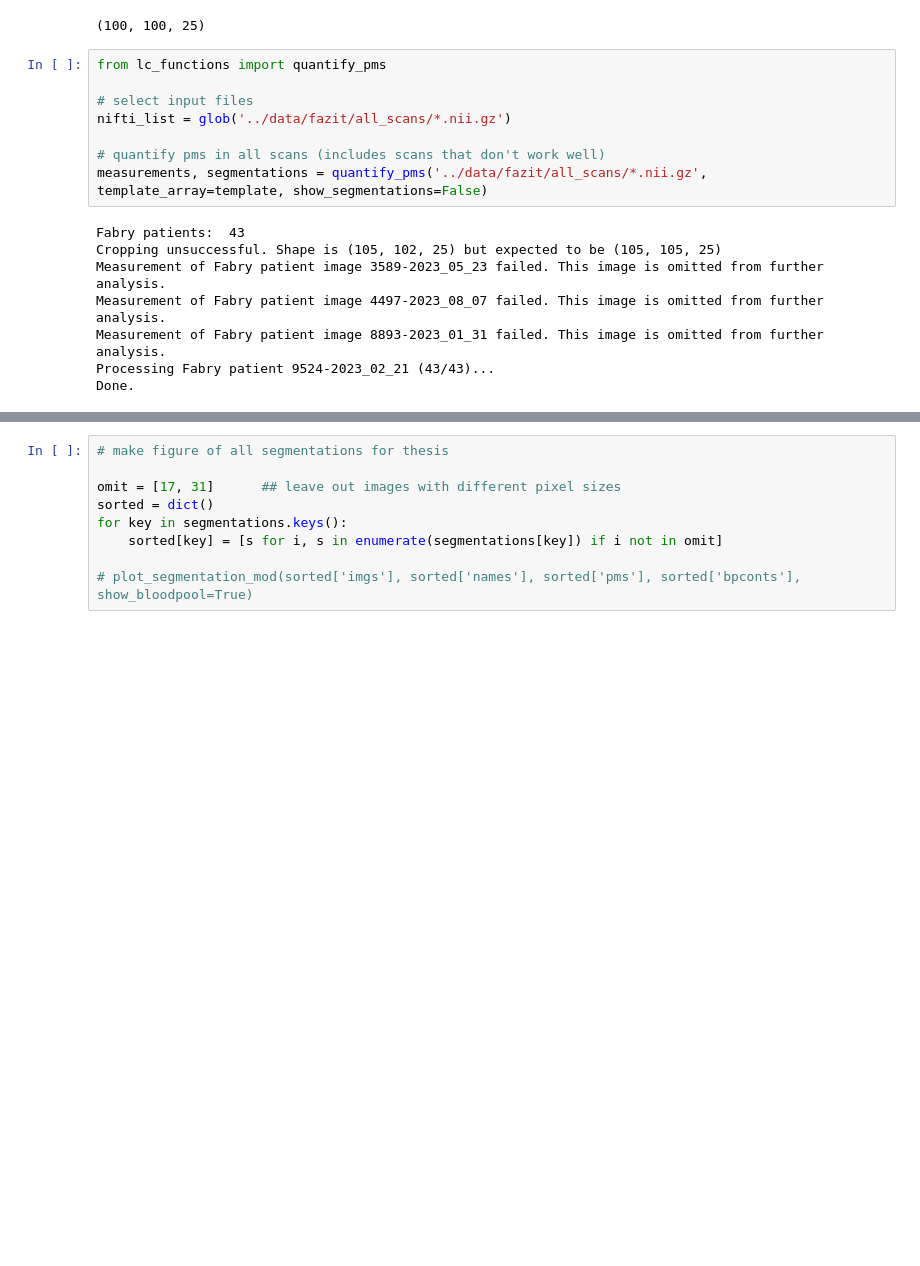
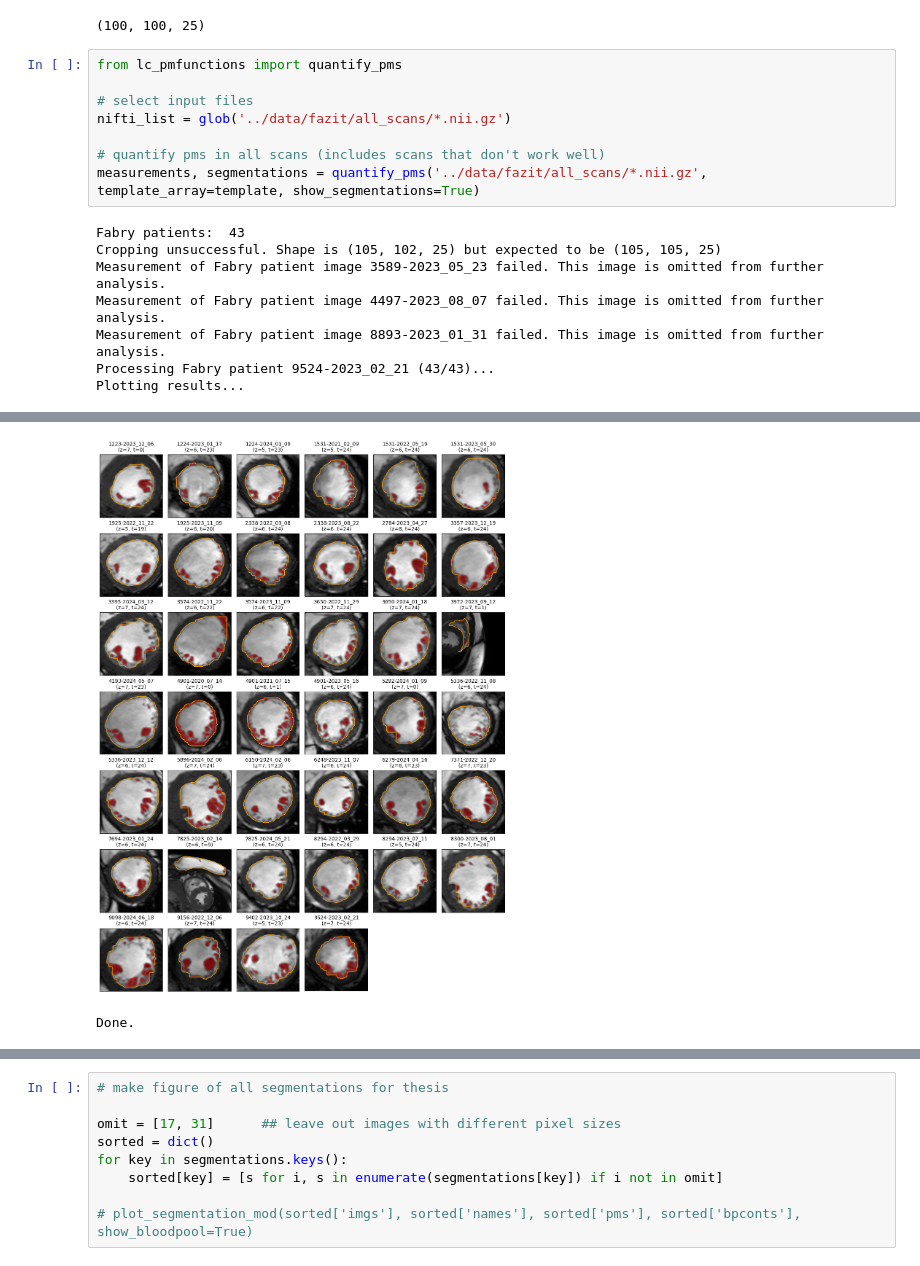
Before and after one commit to m-schuettler/Fabry_Cardiac_Quantification, a Jupyter notebook: code_local/lc_quantification.ipynb, the cells around one changed output, grey strips where cells are left out. Cells and saved outputs as stored; diff of their text form; blank space fills up the shorter version.

```diff
--- a/code_local/lc_quantification.ipynb
+++ b/code_local/lc_quantification.ipynb
@@ -38,22 +38,24 @@ print(template.shape)
 # %% [output]
 (100, 100, 25)
 # %%
-from lc_functions import quantify_pms
+from lc_pmfunctions import quantify_pms
 
 # select input files
 nifti_list = glob('../data/fazit/all_scans/*.nii.gz')
 
 # quantify pms in all scans (includes scans that don't work well)
-measurements, segmentations = quantify_pms('../data/fazit/all_scans/*.nii.gz', template_array=template, show_segmentations=False)
+measurements, segmentations = quantify_pms('../data/fazit/all_scans/*.nii.gz', template_array=template, show_segmentations=True)
 # %% [output]
 Fabry patients:  43
 Cropping unsuccessful. Shape is (105, 102, 25) but expected to be (105, 105, 25)
 Measurement of Fabry patient image 3589-2023_05_23 failed. This image is omitted from further analysis.
 Measurement of Fabry patient image 4497-2023_08_07 failed. This image is omitted from further analysis.
 Measurement of Fabry patient image 8893-2023_01_31 failed. This image is omitted from further analysis.
 Processing Fabry patient 9524-2023_02_21 (43/43)...
-Done.
+Plotting results...
 [figure]
+[figure, added]
+Done.
 # %%
 from glob import glob
 import matplotlib.pyplot as plt
```
Also changed, not shown: parts of 9 cells of this notebook, 6 other files.
